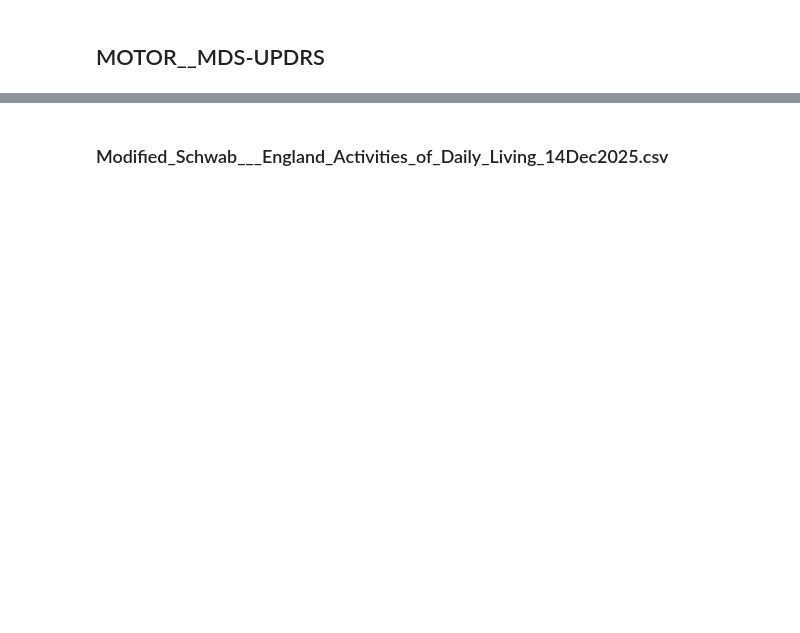
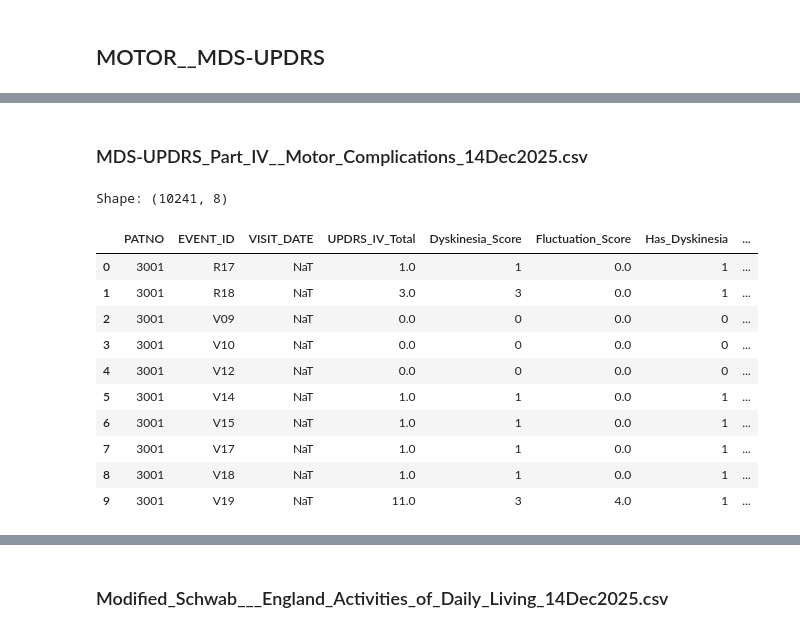
Before and after one commit to vutuongvy101/multimodal-pd-progression, a Jupyter notebook: Experiment/preprocessing/sri_hri_model 2.ipynb, the cells around one changed output, grey strips where cells are left out. Drawn from its saved outputs; the diff is of its cells as text; code cells hidden in the pictures; blank space fills up the shorter version.

```diff
--- a/Experiment/preprocessing/sri_hri_model 2.ipynb
+++ b/Experiment/preprocessing/sri_hri_model 2.ipynb
@@ -287,0 +649,72 @@ master_df.head(20)
+# %% [markdown]
+### MDS-UPDRS_Part_IV__Motor_Complications_14Dec2025.csv
+# %%
+def create_updrs_part4_df(file_path, master_df):
+    """
+    Preprocesses MDS-UPDRS Part IV: Motor Complications.
+    Captures 'Fluctuations' (OFF time) and 'Dyskinesia' (Jerky movements).
+    """
+    # 1. Load Data
+    df = pd.read_csv(file_path)
+
+    # 2. Filter by Master Key & Standard Events
+    df = df[df['PATNO'].isin(master_df['PATNO'])]
+    # Remove Screening (SC), Symptomatic Therapy (ST), Unscheduled (U01)
+    df = df[~df['EVENT_ID'].isin(['SC', 'ST', 'U01'])]
+
+    # 3. Ensure Numeric Conversion
+    # NP4WDYSK: Time spent with dyskinesia
+    # NP4DYSKI: Functional impact of dyskinesia
+    # NP4OFF:   Time spent in OFF state
+    # NP4FLCTI: Functional impact of fluctuations
+    cols_to_numeric = ['NP4WDYSK', 'NP4DYSKI', 'NP4OFF', 'NP4FLCTI', 'NP4DYSTN', 'NP4TOT']
+    for col in cols_to_numeric:
+        df[col] = pd.to_numeric(df[col], errors='coerce')
+
+    # 4. Feature Engineering
+    # Binary Flags: Does the patient have these complications? (Any score > 0 means "Yes")
+    df['Has_Dyskinesia'] = df['NP4WDYSK'].apply(lambda x: 1 if x > 0 else 0)
+    df['Has_Fluctuations'] = df['NP4OFF'].apply(lambda x: 1 if x > 0 else 0)
+
+    # Severity Sub-scores
+    df['Dyskinesia_Score'] = df[['NP4WDYSK', 'NP4DYSKI']].sum(axis=1, min_count=1)
+    df['Fluctuation_Score'] = df[['NP4OFF', 'NP4FLCTI']].sum(axis=1, min_count=1)
+
+    # 5. Final Cleanup
+    cols_to_keep = [
+        'PATNO', 'EVENT_ID', 'INFODT',
+        'NP4TOT',
+        'Dyskinesia_Score', 'Fluctuation_Score',
+        'Has_Dyskinesia', 'Has_Fluctuations'
+    ]
+    df = df[cols_to_keep].copy()
+
+    # Standardize column names
+    df = df.rename(columns={
+        'INFODT': 'VISIT_DATE',
+        'NP4TOT': 'UPDRS_IV_Total'
+    })
+
+    df['VISIT_DATE'] = pd.to_datetime(df['VISIT_DATE'], errors='coerce', format='%m%Y')
+    df.reset_index(drop=True, inplace=True)
+
+    return df
+
+# --- EXECUTION ---
+file_iv = '../../ppmi_pd/Motor___MDS-UPDRS/MDS-UPDRS_Part_IV__Motor_Complications_14Dec2025.csv'
+updrs_iv_df = create_updrs_part4_df(file_iv, master_df)
+print(f"Shape: {updrs_iv_df.shape}")
+updrs_iv_df.head(10)
+# %% [output]
+Shape: (10241, 8)
+|  | PATNO | EVENT_ID | VISIT_DATE | UPDRS_IV_Total | Dyskinesia_Score | Fluctuation_Score | Has_Dyskinesia | ... |
+| 0 | 3001 | R17 | NaT | 1.0 | 1 | 0.0 | 1 | ... |
+| 1 | 3001 | R18 | NaT | 3.0 | 3 | 0.0 | 1 | ... |
+| 2 | 3001 | V09 | NaT | 0.0 | 0 | 0.0 | 0 | ... |
+| 3 | 3001 | V10 | NaT | 0.0 | 0 | 0.0 | 0 | ... |
+| 4 | 3001 | V12 | NaT | 0.0 | 0 | 0.0 | 0 | ... |
+| 5 | 3001 | V14 | NaT | 1.0 | 1 | 0.0 | 1 | ... |
+| 6 | 3001 | V15 | NaT | 1.0 | 1 | 0.0 | 1 | ... |
+| 7 | 3001 | V17 | NaT | 1.0 | 1 | 0.0 | 1 | ... |
+| 8 | 3001 | V18 | NaT | 1.0 | 1 | 0.0 | 1 | ... |
+| 9 | 3001 | V19 | NaT | 11.0 | 3 | 4.0 | 1 | ... |
```
Also changed, not shown: parts of 32 cells of this notebook.
